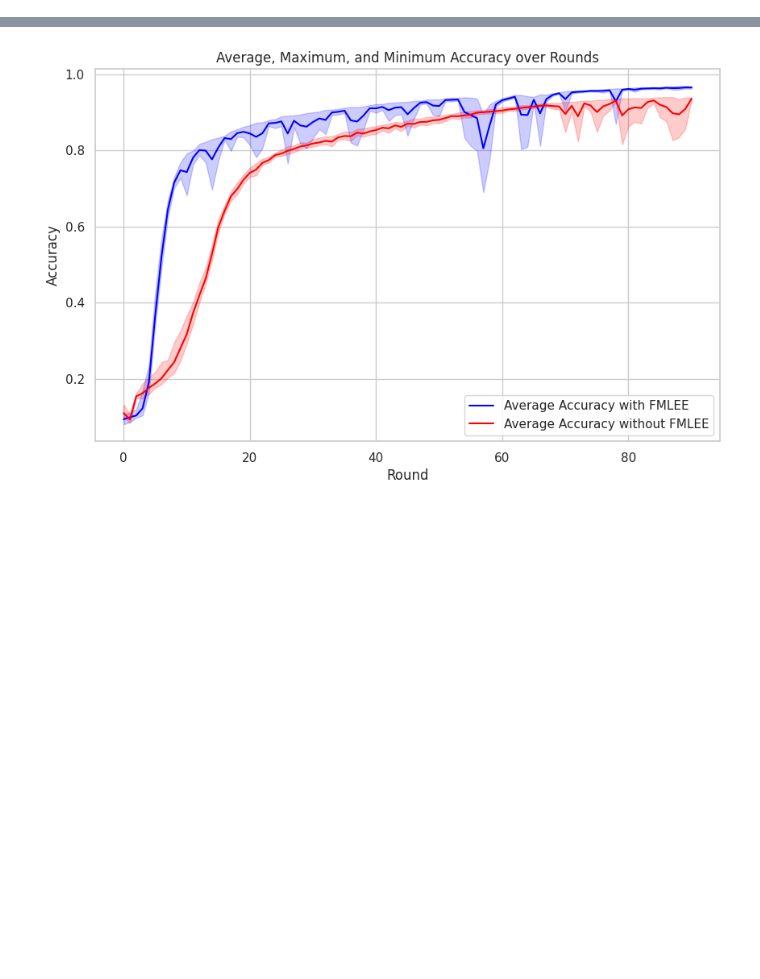
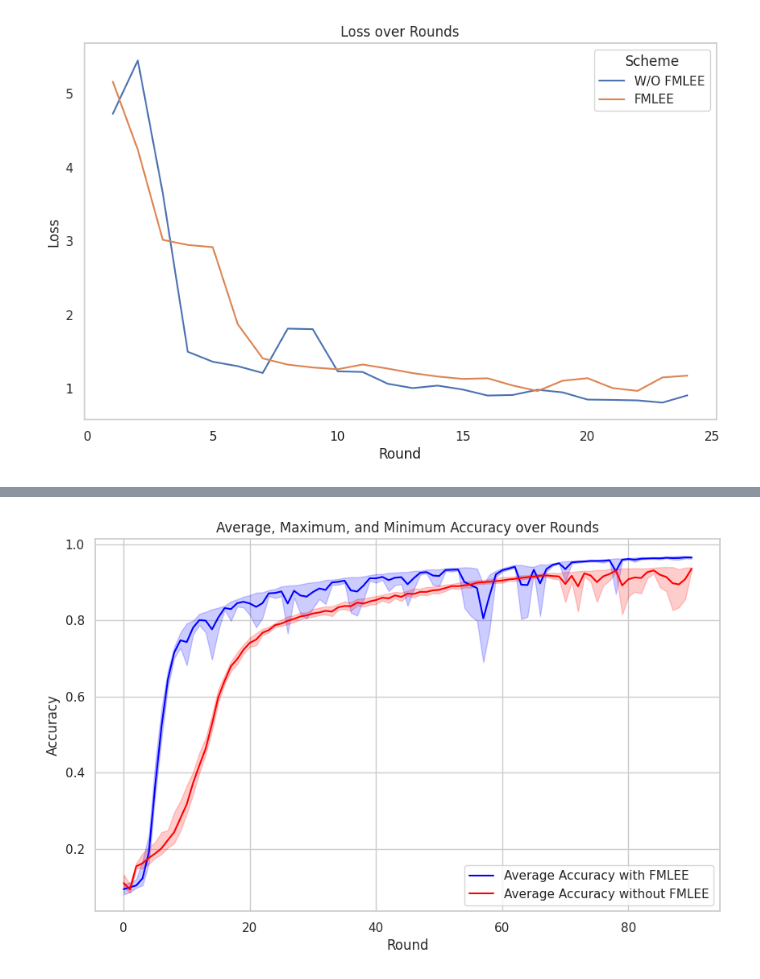
Before and after one commit to destx0/hemanfed, a Jupyter notebook: t.ipynb, the cells around one changed output, grey strips where cells are left out. Drawn from its saved outputs; the diff is of its cells as text; code cells hidden in the pictures; blank space fills up the shorter version.

```diff
--- a/t.ipynb
+++ b/t.ipynb
@@ -0,0 +619,43 @@
+# %%
+import seaborn as sns
+import matplotlib.pyplot as plt
+import pandas as pd
+
+# Sample data: loss values for 2 models over 10 epochs
+model_a = l[0][14:39]
+model_b = l[2][14:39]
+
+# Create DataFrame
+round_count = len(model_a)
+data = {"Round": range(0, round_count), "W/O FMLEE": model_a, "FMLEE": model_b}
+
+df = pd.DataFrame(data)
+
+# Apply running average (window=2) to smooth the data
+df["W/O FMLEE"] = df["W/O FMLEE"].rolling(window=2).mean()
+df["FMLEE"] = df["FMLEE"].rolling(window=2).mean()
+
+# Drop the NaN values that result from the rolling window
+df = df.dropna()
+
+# Melt the DataFrame for Seaborn
+df = df.melt(id_vars=["Round"], var_name="Scheme", value_name="Loss")
+
+# Plot without grid lines
+plt.figure(figsize=(10, 6))
+sns.lineplot(data=df, x="Round", y="Loss", hue="Scheme")
+
+# Set y-axis limits to 0-1
+
+# Add title and labels
+plt.title("Loss over Rounds")
+plt.xlabel("Round")
+plt.ylabel("Loss")
+
+# Remove grid lines
+plt.grid(False)
+
+# Show plot
+plt.show()
+# %% [output]
+[figure, added]
```
Also changed, not shown: parts of 19 cells of this notebook, 2 other files.
